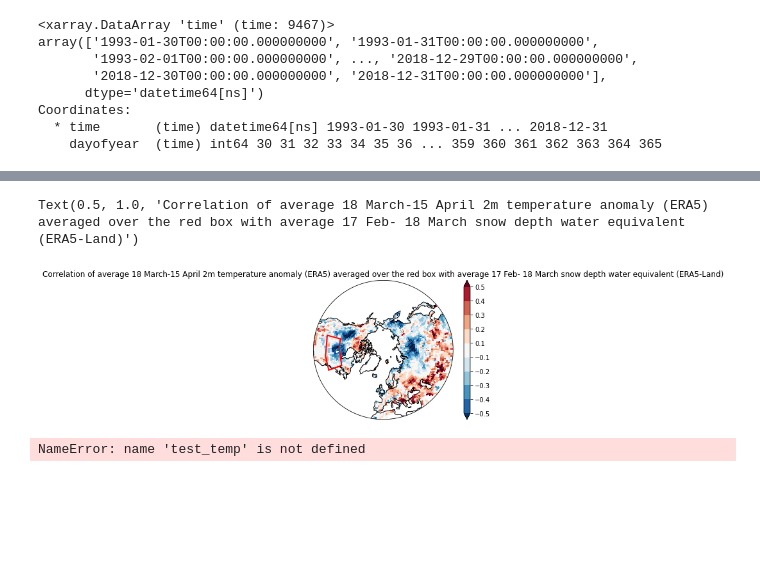
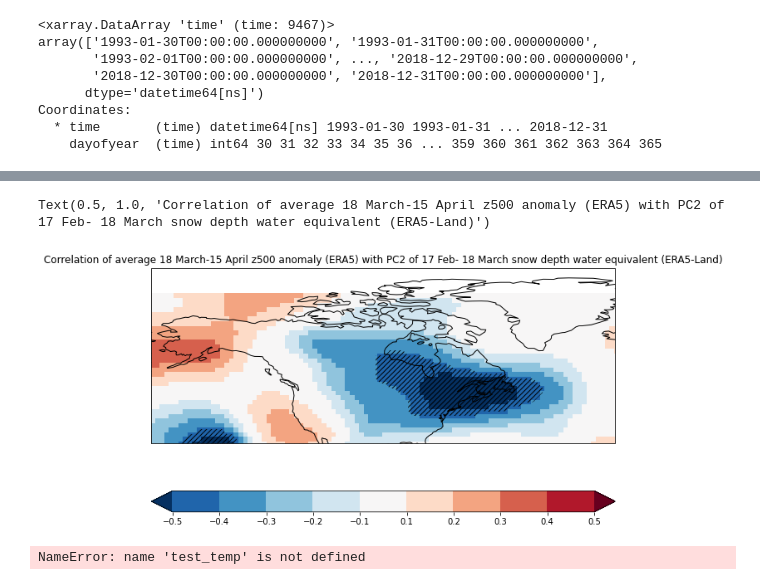
Before and after one commit to CArdilouze/Project_snow_BSC_CNRM, a Jupyter notebook: Obs_lagged_regression_USA.ipynb, the cells around one changed output, grey strips where cells are left out. Cells and saved outputs as stored; diff of their text form; code cells hidden in the pictures; blank space fills up the shorter version.

```diff
--- a/Obs_lagged_regression_USA.ipynb
+++ b/Obs_lagged_regression_USA.ipynb
@@ -132,8 +146,29 @@ Text(0.5, 1.0, 'Correlation=-0.51')
+# %%
+#Plot the correlation and hatch significant values at the 0.05% confidence level
+#between PC1 of 17 Feb to 18 March Eurasian snow and 18March to 15April grid point z500
+zmonth=temp0.where(((temp0.time.dt.month==3)&(temp0.time.dt.day>=18))|((temp0.time.dt.month==4)&(temp0.time.dt.day<=15))).dropna(dim='time',how='all')
+levels = [np.round(x,2) for x in np.arange(-0.5,0.6,0.1) ]
+levels.remove(0)
+fig = plt.figure(figsize=(10, 7))
+p=xs.pearson_r(zmonth.z500.groupby('time.year').mean('time'),a.groupby('time.year').mean('time'),dim='year').sel(lat=slice(0,80)).plot(x='lon',y='lat',levels=levels,extend='both',transform=ccrs.PlateCarree(),subplot_kws=dict(projection=ccrs.PlateCarree()),cbar_kwargs={"orientation":"horizontal"})
+s=xs.pearson_r_eff_p_value(zmonth.z500.groupby('time.year').mean('time'),a.groupby('time.year').mean('time'),dim='year').sel(lat=slice(0,80))
+s=s.where(s<=0.05)
+s.plot.contourf('lon','lat',ax=p.axes,colors='None',add_colorbar=False,hatches=[4*'/'],transform=ccrs.PlateCarree(),alpha=0)
+#pt.polarCentral_set_latlim(lat_lims,p.axes)
+p.axes.coastlines()
+p.axes.set_extent([190,340,30,78])
+#p.axes.add_patch(mpatches.Rectangle(zorder=2,xy=[110, 40], width=30, height=13, facecolor='none',edgecolor='red',linewidth=2,transform=ccrs.PlateCarree()))
+#p.axes.add_patch(mpatches.Rectangle(zorder=2,xy=[255, 39], width=35, height=11, facecolor='none',edgecolor='red',linewidth=2,transform=ccrs.PlateCarree()))
+plt.title("Correlation of average 18 March-15 April z500 anomaly (ERA5) with PC2 of 17 Feb- 18 March snow depth water equivalent (ERA5-Land)")
+# %% [output]
+Text(0.5, 1.0, 'Correlation of average 18 March-15 April z500 anomaly (ERA5) with PC2 of 17 Feb- 18 March snow depth water equivalent (ERA5-Land)')
+[figure, added]
 # %%
 #Plot the pearson correlation and hatch significant values at the 0.05% confidence level
 #between yearly averages of 17 Feb to 18 March snow and 18March to 15April Red box 2m Temperature
 levels = [np.round(x,2) for x in np.arange(-0.5,0.6,0.1) ]
 levels.remove(0)
+fig = plt.figure(figsize=(10, 7))
 p=xs.pearson_r(snmonth.snow.groupby('time.year').mean('time'),detrended_temp,dim='year').sel(lat=slice(0,80)).plot(x='lon',y='lat',levels=levels,extend='both',transform=ccrs.PlateCarree(),subplot_kws=dict(projection=ccrs.NorthPolarStereo()))
 s=xs.pearson_r_eff_p_value(snmonth.snow.groupby('time.year').mean('time'),detrended_temp,dim='year').sel(lat=slice(0,80))
 s=s.where(s<=0.05)
@@ -143,9 +178,6 @@ p.axes.coastlines()
 #p.axes.add_patch(mpatches.Rectangle(zorder=2,xy=[110, 40], width=30, height=13, facecolor='none',edgecolor='red',linewidth=2,transform=ccrs.PlateCarree()))
 p.axes.add_patch(mpatches.Rectangle(zorder=2,xy=[255, 39], width=35, height=11, facecolor='none',edgecolor='red',linewidth=2,transform=ccrs.PlateCarree()))
 plt.title("Correlation of average 18 March-15 April 2m temperature anomaly (ERA5) averaged over the red box with average 17 Feb- 18 March snow depth water equivalent (ERA5-Land)")
-# %% [output]
-Text(0.5, 1.0, 'Correlation of average 18 March-15 April 2m temperature anomaly (ERA5) averaged over the red box with average 17 Feb- 18 March snow depth water equivalent (ERA5-Land)')
-[figure, removed]
 # %%
 # Same idea as bove, but mimicking subseasonal forecasting
 #We keep only the 25 Feb, 4 March, 11 March and 18 March for snow depth water equivalent anomalies
```
Also changed, not shown: parts of 6 cells of this notebook.
